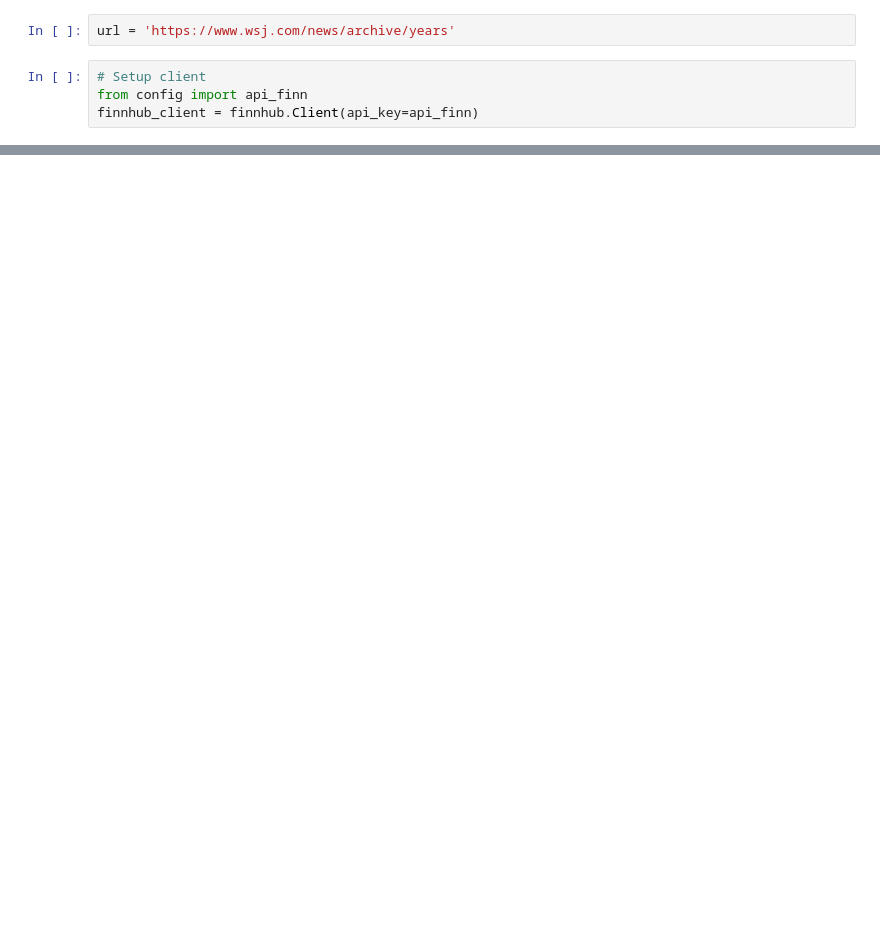
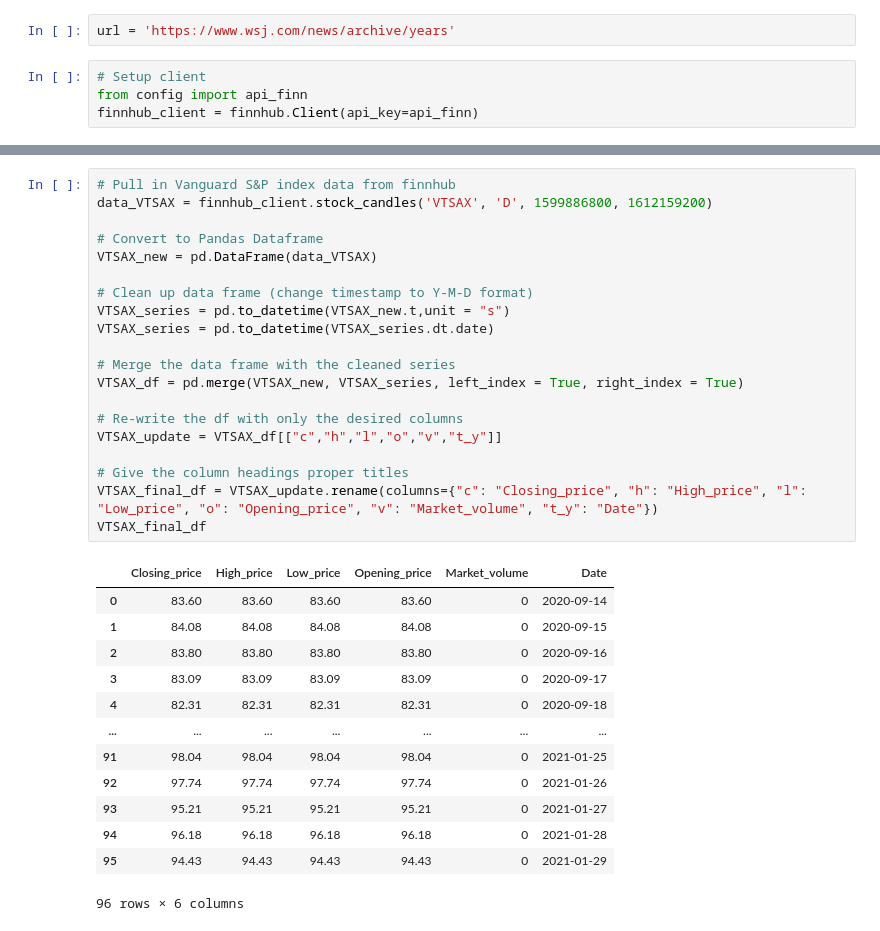
Before and after one commit to cmcoder9/Shortease, a Jupyter notebook: main.ipynb, the cells around one changed output, grey strips where cells are left out. Drawn from its saved outputs; the diff is of its cells as text; blank space fills up the shorter version.

```diff
--- a/main.ipynb
+++ b/main.ipynb
@@ -482,0 +57,34 @@ DIS_update
+# %%
+# Pull in Vanguard S&P index data from finnhub
+data_VTSAX = finnhub_client.stock_candles('VTSAX', 'D', 1599886800, 1612159200)
+
+# Convert to Pandas Dataframe
+VTSAX_new = pd.DataFrame(data_VTSAX)
+
+# Clean up data frame (change timestamp to Y-M-D format)
+VTSAX_series = pd.to_datetime(VTSAX_new.t,unit = "s")
+VTSAX_series = pd.to_datetime(VTSAX_series.dt.date)
+
+# Merge the data frame with the cleaned series
+VTSAX_df = pd.merge(VTSAX_new, VTSAX_series, left_index = True, right_index = True)
+
+# Re-write the df with only the desired columns
+VTSAX_update = VTSAX_df[["c","h","l","o","v","t_y"]]
+
+# Give the column headings proper titles
+VTSAX_final_df = VTSAX_update.rename(columns={"c": "Closing_price", "h": "High_price", "l": "Low_price", "o": "Opening_price", "v": "Market_volume", "t_y": "Date"})
+VTSAX_final_df
+# %% [output]
+|  | Closing_price | High_price | Low_price | Opening_price | Market_volume | Date |
+| 0 | 83.60 | 83.60 | 83.60 | 83.60 | 0 | 2020-09-14 |
+| 1 | 84.08 | 84.08 | 84.08 | 84.08 | 0 | 2020-09-15 |
+| 2 | 83.80 | 83.80 | 83.80 | 83.80 | 0 | 2020-09-16 |
+| 3 | 83.09 | 83.09 | 83.09 | 83.09 | 0 | 2020-09-17 |
+| 4 | 82.31 | 82.31 | 82.31 | 82.31 | 0 | 2020-09-18 |
+| ... | ... | ... | ... | ... | ... | ... |
+| 91 | 98.04 | 98.04 | 98.04 | 98.04 | 0 | 2021-01-25 |
+| 92 | 97.74 | 97.74 | 97.74 | 97.74 | 0 | 2021-01-26 |
+| 93 | 95.21 | 95.21 | 95.21 | 95.21 | 0 | 2021-01-27 |
+| 94 | 96.18 | 96.18 | 96.18 | 96.18 | 0 | 2021-01-28 |
+| 95 | 94.43 | 94.43 | 94.43 | 94.43 | 0 | 2021-01-29 |
+96 rows × 6 columns
```
Also changed, not shown: parts of 38 cells of this notebook.
